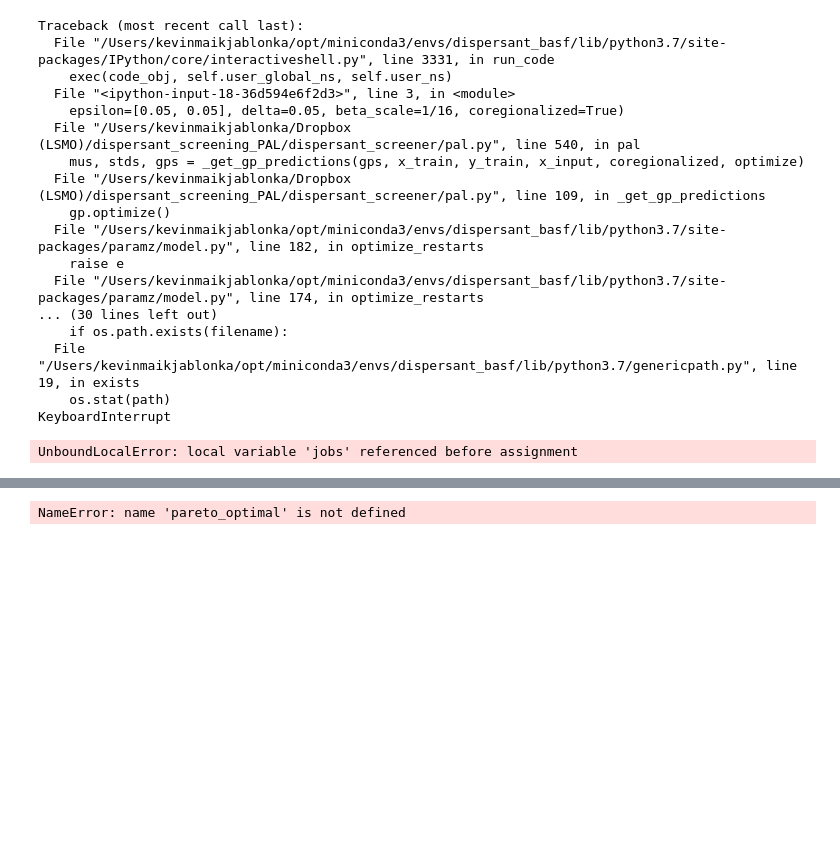
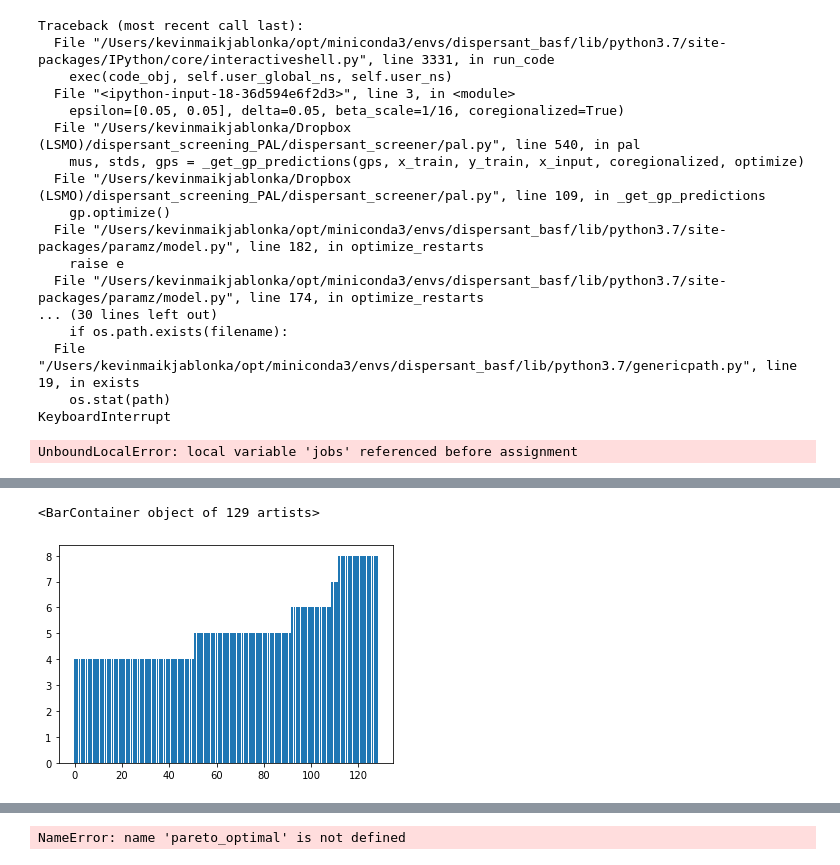
Before and after one commit to byooooo/dispersant_screening_PAL, a Jupyter notebook: notebooks/application_to_mof.ipynb, the cells around one changed output, grey strips where cells are left out. Saved outputs shown, nothing was run; the diff lists cells and outputs as text; code cells hidden in the pictures; blank space fills up the shorter version.

```diff
--- a/notebooks/application_to_mof.ipynb
+++ b/notebooks/application_to_mof.ipynb
@@ -14,5 +15,30 @@ from dispersant_screener.utils import get_kmeans_samples, get_maxmin_samples
 
 import numpy as np
+# %%
+def get_summary_stats_time(history):
+    pareto = []
+    non_pareto = []
+    sampled = []
+
+    pareto_indices = []
+    non_pareto_indices = []
+    sampled_indices = []
+
+    for array in history['pareto']:
+        pareto.append(sum(array))
+        pareto_indices.append(np.where(array==1)[0])
+
+    for array in history['non_pareto']:
+        non_pareto.append(sum(array))
+        non_pareto_indices.append(np.where(array==1)[0])
+
+    for array in history['sampled']:
+        sampled.append(sum(array))
+        sampled_indices.append(np.where(array==1)[0])
+
+    history_ = {}
+
+    return pareto, non_pareto, sampled, pareto_indices, non_pareto_indices, sampled_indices
 # %%
 other_descriptors = ['CellV [A^3]']
 
@@ -536,0 +565,4 @@ y_test = np.load('../work/20200904-090256-y_test.npy')
+# %%
+history = read_pickle('../work/20200908-141850-history.pkl')
+# %%
+pareto, non_pareto, sampled, pareto_indices, non_pareto_indices, sampled_indices = get_summary_stats_time(history)
@@ -559,0 +618,5 @@ Text(0, 0.5, 'DC CO$_2$')
+# %%
+plt.bar(range(len(pareto)), pareto, label='Pareto optimal')
+# %% [output]
+<BarContainer object of 129 artists>
+[figure, added]
```
Also changed, not shown: parts of 13 cells of this notebook, 26 other files.
